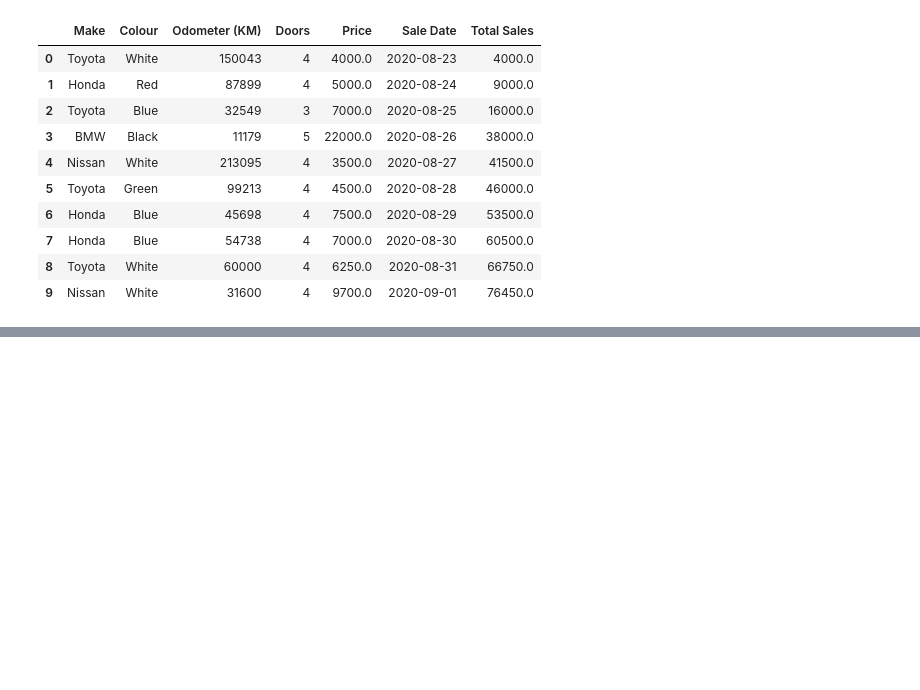
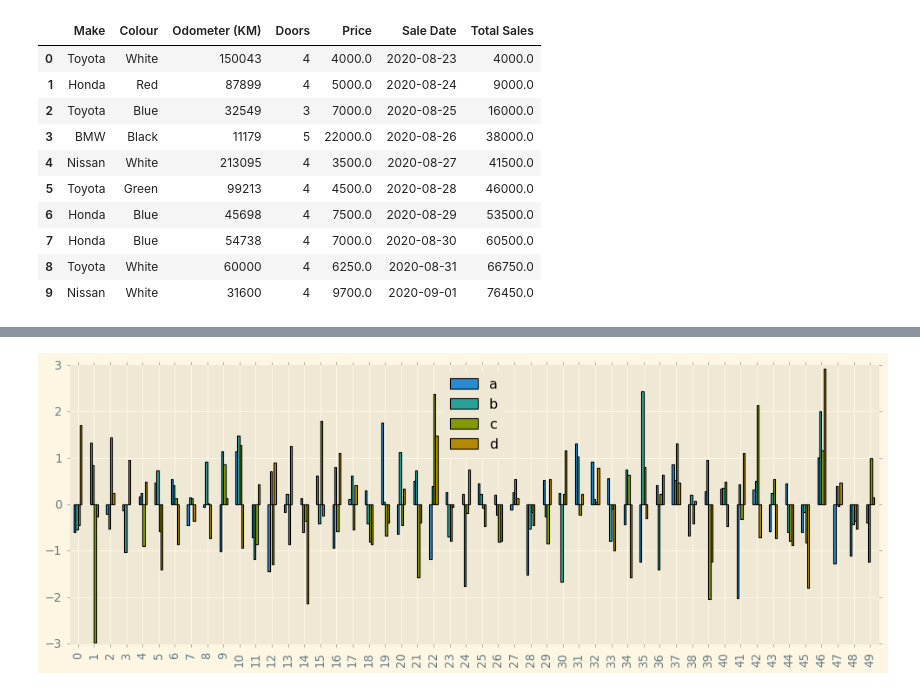
Before and after one commit to ineelhere/Machine-Learning-and-Data-Science, a Jupyter notebook: Matplotlib/matplotlib.ipynb, the cells around one changed output, grey strips where cells are left out. Saved outputs shown, nothing was run; the diff lists cells and outputs as text; code cells hidden in the pictures; blank space fills up the shorter version.

```diff
--- a/Matplotlib/matplotlib.ipynb
+++ b/Matplotlib/matplotlib.ipynb
@@ -767,0 +789,4 @@ df.plot(x= 'Make', y='Total Sales', kind = "scatter", figsize = (10,5));
+# %%
+x.plot(kind='bar', figsize = (15,5));
+# %% [output]
+[figure, added]
```
Also changed, not shown: parts of 18 cells of this notebook.
